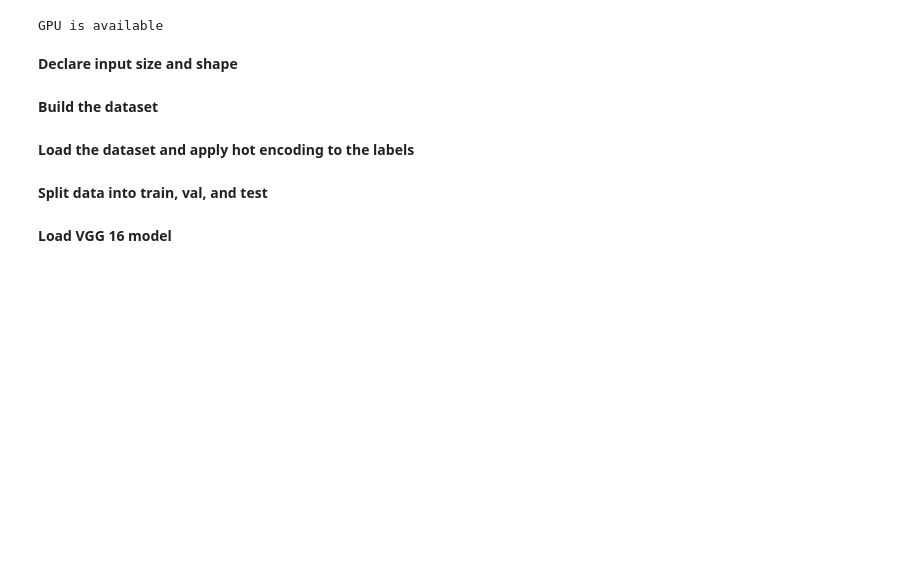
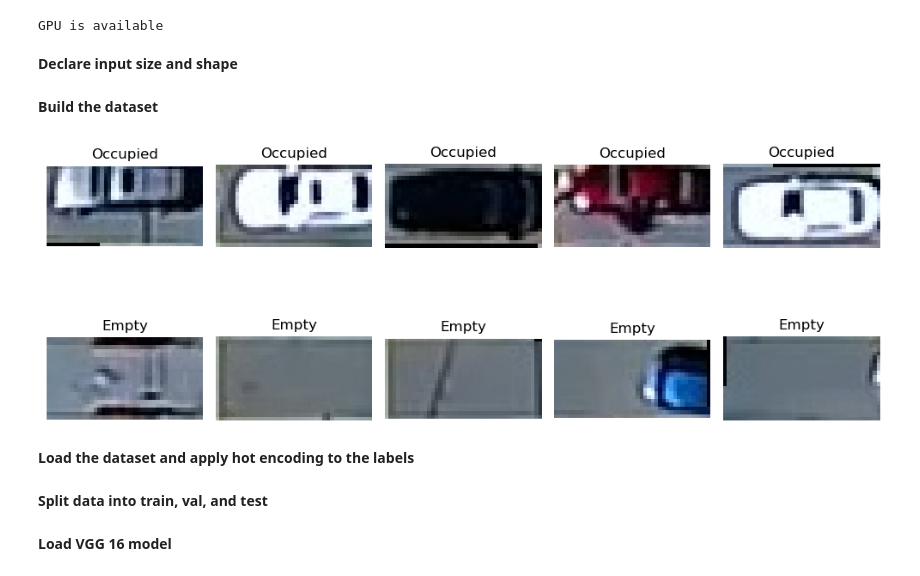
Before and after one commit to tsdinh442/parking-space-counter, a Jupyter notebook: main.ipynb, the cells around one changed output. Drawn from its saved outputs; the diff is of its cells as text; code cells hidden in the pictures; blank space fills up the shorter version.

```diff
--- a/main.ipynb
+++ b/main.ipynb
@@ -36,6 +36,43 @@ folder_path = 'datasets/original/extracted_data/'
 extract_parking_stalls(frame_path, mask_path, folder_path)
 
 ### Step 2: apply labeling as 'empty' and 'occupied' in accordance with the content of each cropped image
+# %%
+# displaying the dataset
+
+import random
+
+train_data_path = 'datasets/train/'
+occupied = np.array(os.listdir(train_data_path + 'occupied'))
+empty = np.array(os.listdir(train_data_path + 'empty'))
+
+random_occ_indices = random.sample(range(0, len(occupied)), 5)
+random_emp_indices = random.sample(range(0, len(empty)), 5)
+
+fig, axes = plt.subplots(2, 5, figsize=(10, 5))
+
+# Iterate over the image and mask pairs and display them in subplots
+for i, (occ, emp) in enumerate(zip(occupied[random_occ_indices], empty[random_emp_indices])):
+    # Load the image and mask using your preferred method
+    occupied_stall = plt.imread(train_data_path + 'occupied/' + occ)
+    empty_stall = plt.imread(train_data_path + 'empty/' + emp)
+
+    # Plot the image and mask in the corresponding subplot
+    axes[0, i].imshow(occupied_stall)
+    axes[0, i].set_title('Occupied')
+    axes[0, i].axis('off')
+
+    axes[1, i].imshow(empty_stall)
+    axes[1, i].set_title('Empty')
+    axes[1, i].axis('off')
+
+# Adjust the spacing between subplots
+plt.tight_layout()
+plt.savefig('samples.png', bbox_inches='tight')  # Save as PNG image
+
+# Show the plot
+plt.show()
+# %% [output]
+[figure, added]
 # %% [markdown]
 <b>Load the dataset and apply hot encoding to the labels</b>
 # %%
```
Also changed, not shown: 1 other file.
